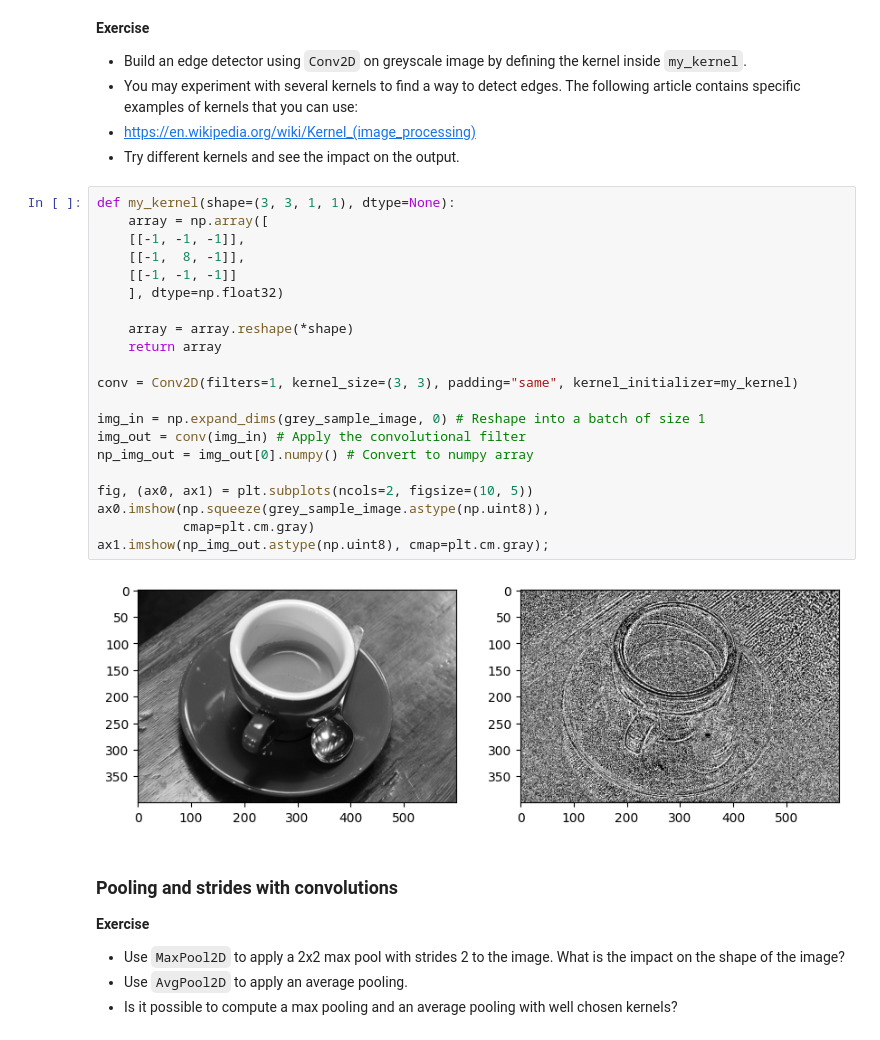
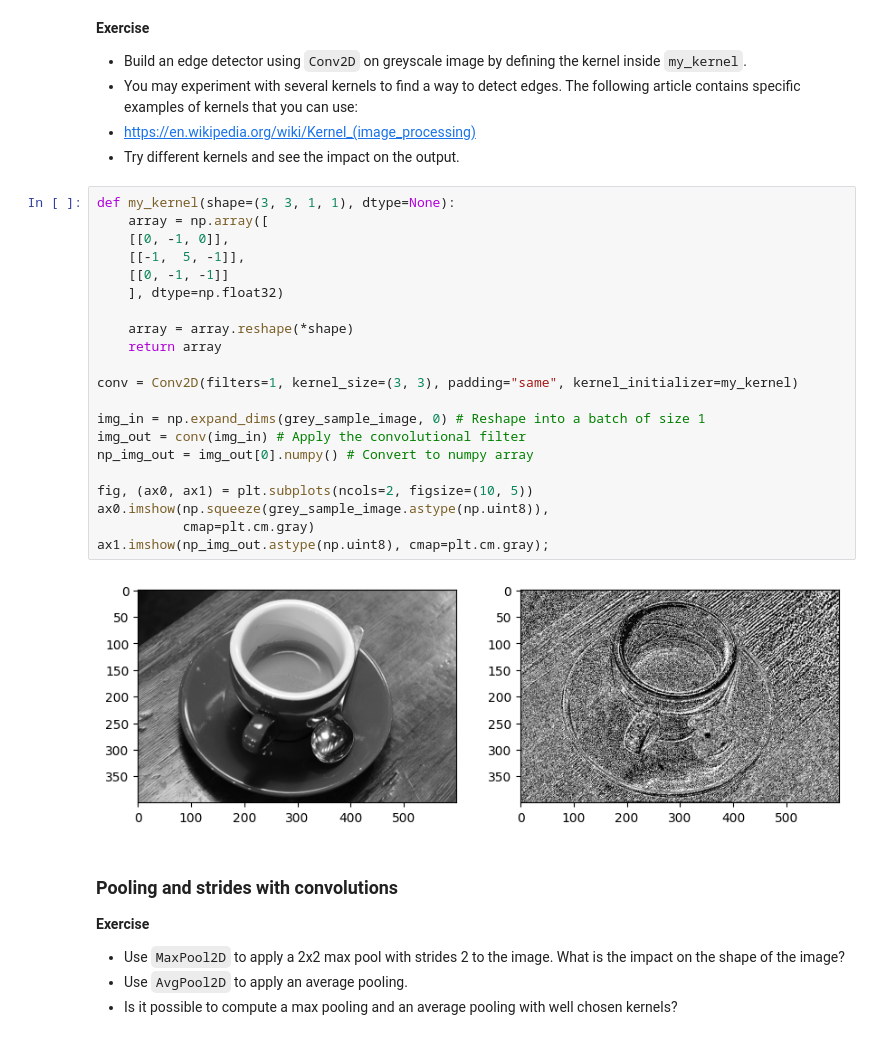
Before and after one commit to teresa-le/deep_learning, a Jupyter notebook: 01_materials/labs/lab_4.ipynb, the cells around one changed output. Saved outputs shown, nothing was run; the diff lists cells and outputs as text.

```diff
--- a/01_materials/labs/lab_4.ipynb
+++ b/01_materials/labs/lab_4.ipynb
@@ -118,26 +118,26 @@ plt.imshow(np.squeeze(grey_sample_image.astype(np.uint8)),
 # %%
 def my_kernel(shape=(3, 3, 1, 1), dtype=None):
     array = np.array([
-    [[-1, -1, -1]],
-    [[-1,  8, -1]],
-    [[-1, -1, -1]]
+    [[0, -1, 0]],
+    [[-1,  5, -1]],
+    [[0, -1, -1]]
     ], dtype=np.float32)
 
     array = array.reshape(*shape)
     return array
 
 conv = Conv2D(filters=1, kernel_size=(3, 3), padding="same", kernel_initializer=my_kernel)
 
 img_in = np.expand_dims(grey_sample_image, 0) # Reshape into a batch of size 1
 img_out = conv(img_in) # Apply the convolutional filter
 np_img_out = img_out[0].numpy() # Convert to numpy array
 
 fig, (ax0, ax1) = plt.subplots(ncols=2, figsize=(10, 5))
 ax0.imshow(np.squeeze(grey_sample_image.astype(np.uint8)),
            cmap=plt.cm.gray)
 ax1.imshow(np_img_out.astype(np.uint8), cmap=plt.cm.gray);
 # %% [output]
-[figure, old version]
+[figure, new version]
 # %% [markdown]
 ### Pooling and strides with convolutions
 
```
Also changed, not shown: parts of 2 cells of this notebook, 1 other file.
